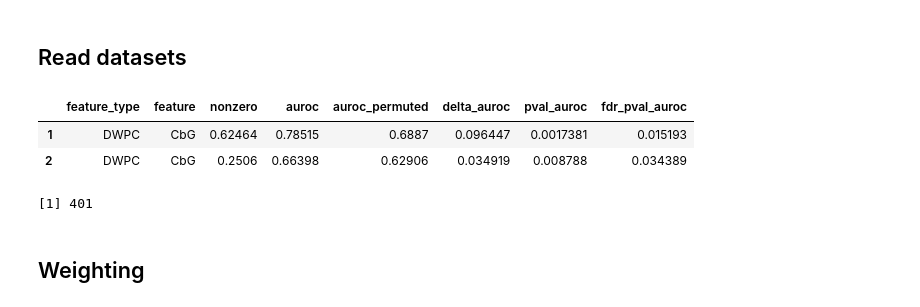
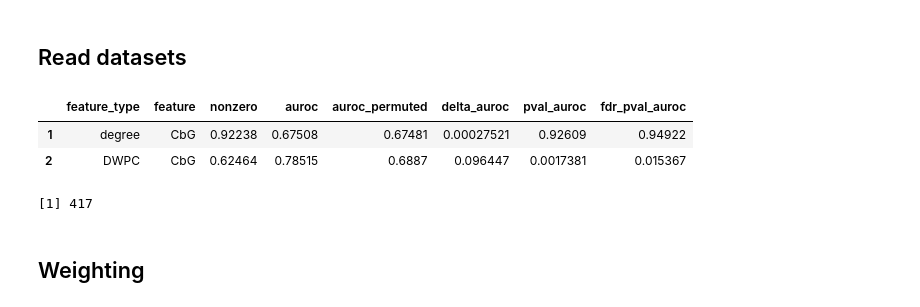
Before and after one commit to dhimmel/learn, a Jupyter notebook: all-features/rlearn.ipynb, the cells around one changed output. Drawn from its saved outputs; the diff is of its cells as text; code cells hidden in the pictures.

Commit message:
All vs perm-affected features with degree features

```diff
--- a/all-features/rlearn.ipynb
+++ b/all-features/rlearn.ipynb
@@ -13,15 +13,15 @@ dwpc_mat_df = readr::read_tsv('data/matrix/hetio-ind/DWPC-spread.tsv.bz2')
 # %%
 auroc_df = readr::read_tsv('data/auroc.tsv')
-perm_affected = dplyr::filter(auroc_df, fdr_pval_auroc <= 0.05)$feature
+perm_affected = dplyr::filter(auroc_df, feature_type == 'degree' | fdr_pval_auroc <= 0.05)$feature
 head(auroc_df, 2)
 # %% [output]
 |  | feature_type | feature | nonzero | auroc | auroc_permuted | delta_auroc | pval_auroc | fdr_pval_auroc |
-| 1 | DWPC | CbG | 0.62464 | 0.78515 | 0.6887 | 0.096447 | 0.0017381 | 0.015193 |
-| 2 | DWPC | CbG | 0.2506 | 0.66398 | 0.62906 | 0.034919 | 0.008788 | 0.034389 |
+| 1 | degree | CbG | 0.92238 | 0.67508 | 0.67481 | 0.00027521 | 0.92609 | 0.94922 |
+| 2 | DWPC | CbG | 0.62464 | 0.78515 | 0.6887 | 0.096447 | 0.0017381 | 0.015367 |
 # %%
 length(perm_affected)
 # %% [output]
-[1] 401
+[1] 417
 # %% [markdown]
 ## Weighting
 # %%
```
Also changed, not shown: parts of 13 cells of this notebook, 3 other files.
